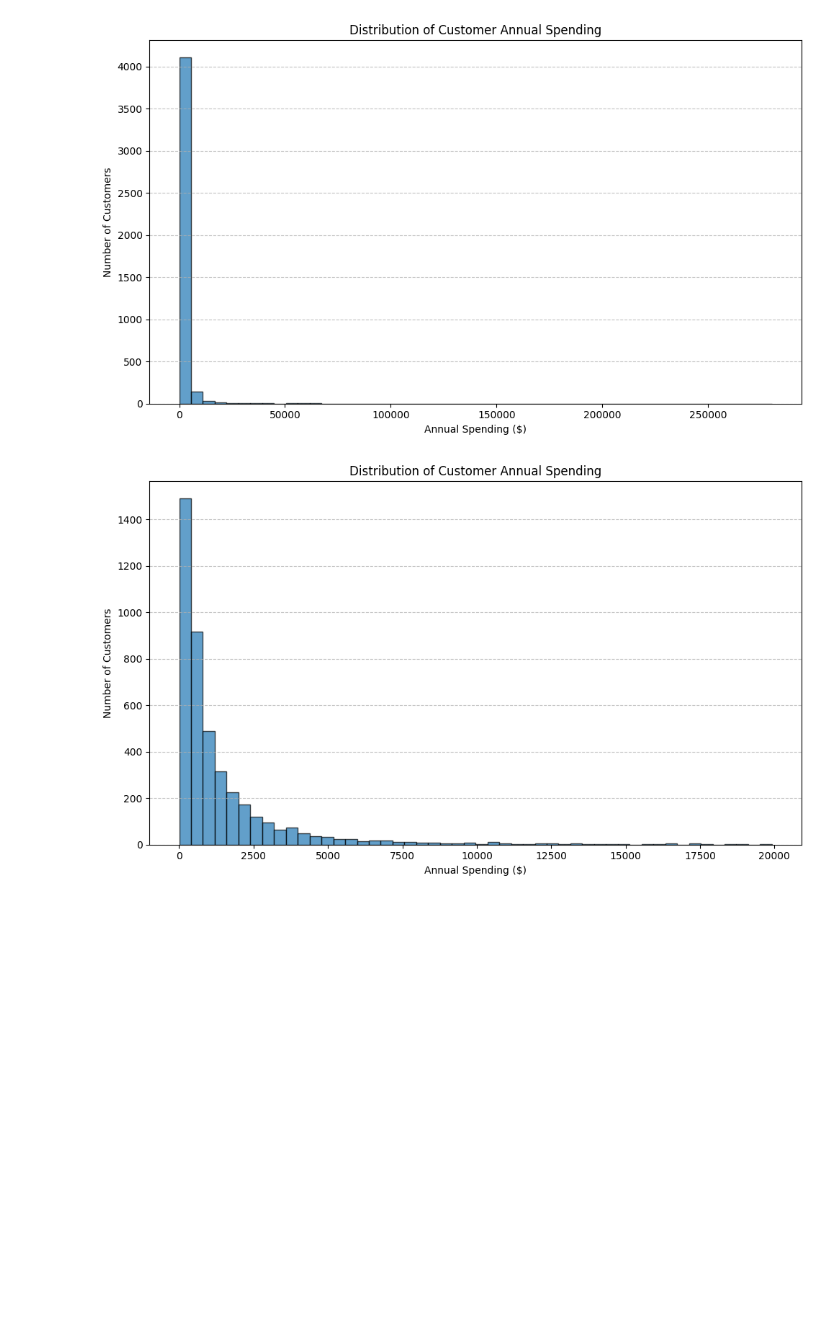
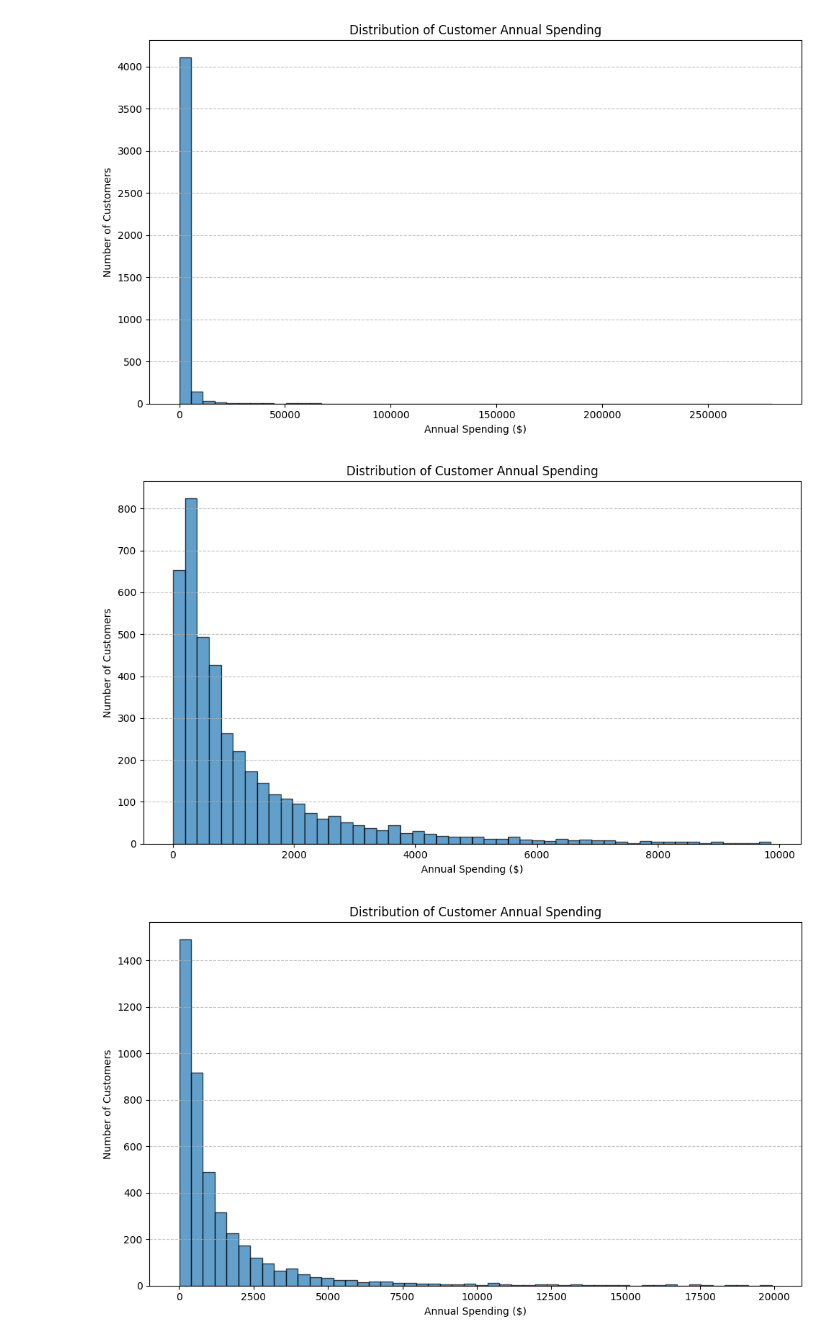
Before and after one commit to jkstapleton/ltv-analysis, a Jupyter notebook: English_Ecommerce/LTV E-Commerce sci_kit.ipynb, the cells around one changed output. Drawn from its saved outputs; the diff is of its cells as text; code cells hidden in the pictures; blank space fills up the shorter version.

```diff
--- a/English_Ecommerce/LTV E-Commerce sci_kit.ipynb
+++ b/English_Ecommerce/LTV E-Commerce sci_kit.ipynb
@@ -148,6 +169,24 @@ plt.tight_layout()
 plt.show()
 # %% [output]
 [figure]
+# %%
+cust_trans_filt=cust_trans.loc[cust_trans['Sales']<10000]
+# Create the histogram
+plt.figure(figsize=(10, 6))
+plt.hist(cust_trans_filt, bins=50, edgecolor='black', alpha=0.7)
+
+# Add labels and title
+plt.xlabel('Annual Spending ($)')
+plt.ylabel('Number of Customers')
+plt.title('Distribution of Customer Annual Spending')
+
+# Add grid for better readability
+plt.grid(axis='y', alpha=0.75, linestyle='--')
+
+plt.tight_layout()
+plt.show()
+# %% [output]
+[figure, added]
 # %%
 transactions=transactions.loc[transactions['Sales']<10000]
 # %%
```
Also changed, not shown: parts of 94 cells of this notebook, 22 other files.
